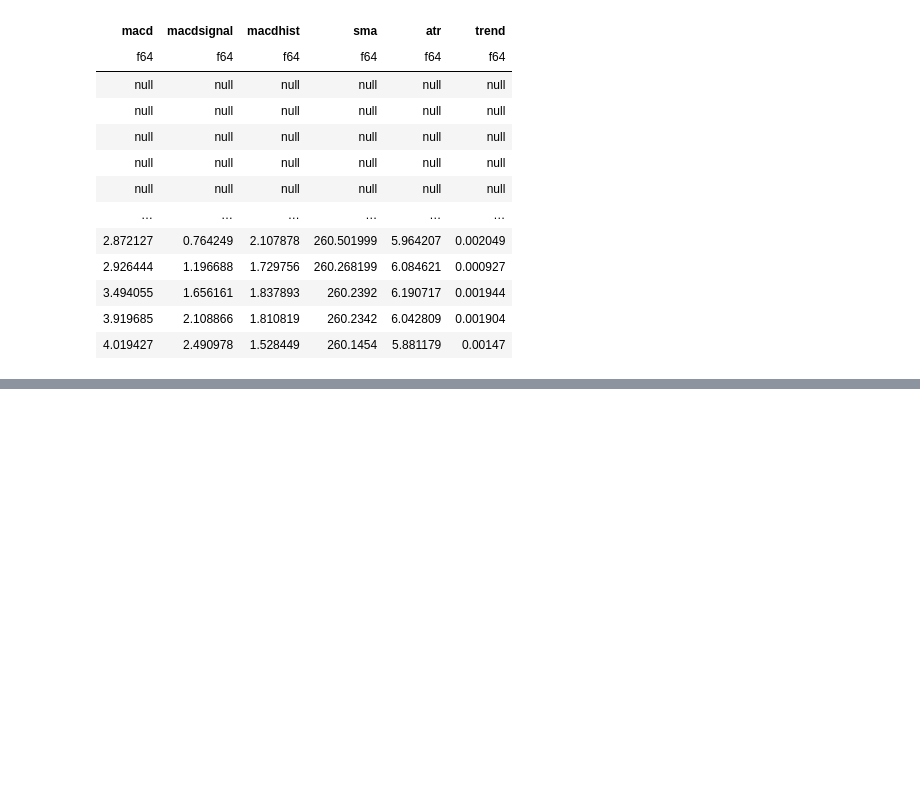
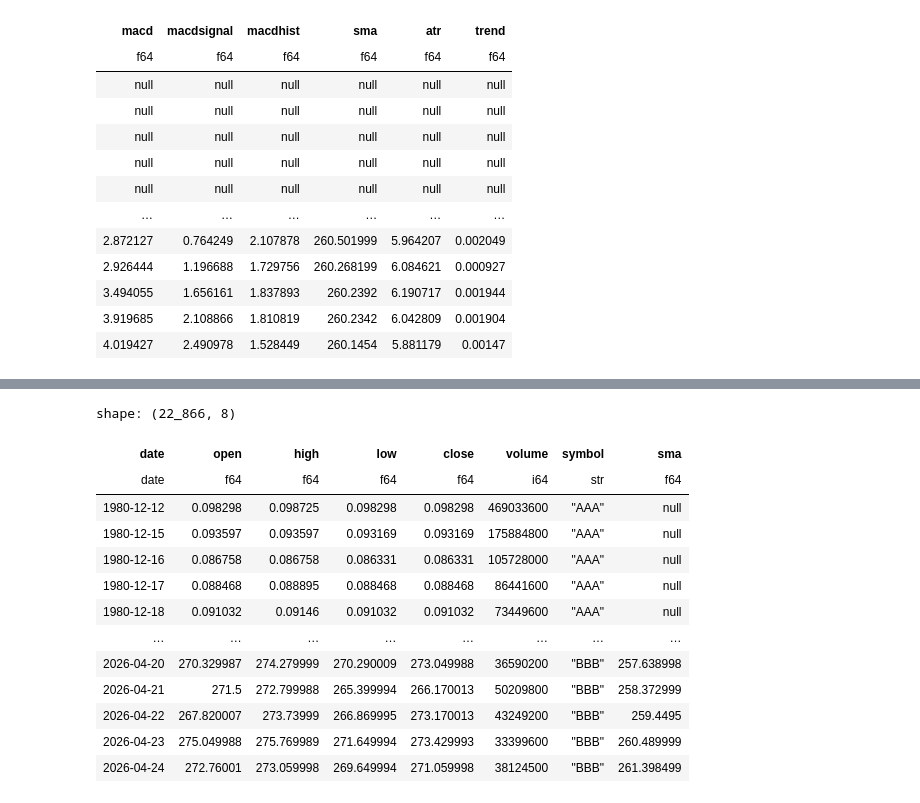
Before and after one commit to furechan/mintalib, a Jupyter notebook: examples/expressions.ipynb, the cells around one changed output, grey strips where cells are left out. Saved outputs shown, nothing was run; the diff lists cells and outputs as text; code cells hidden in the pictures; blank space fills up the shorter version.

```diff
--- a/examples/expressions.ipynb
+++ b/examples/expressions.ipynb
@@ -130,0 +155,22 @@ shape: (11_433, 6)
+# %%
+symbols = pl.concat([
+    prices.with_columns(symbol=pl.lit("AAA")),
+    prices.with_columns(symbol=pl.lit("BBB")),
+])
+
+symbols.lazy().with_columns(sma=SMA(20).over("symbol")).collect()
+# %% [output]
+shape: (22_866, 8)
+| date | open | high | low | close | volume | symbol | sma |
+| date | f64 | f64 | f64 | f64 | i64 | str | f64 |
+| 1980-12-12 | 0.098298 | 0.098725 | 0.098298 | 0.098298 | 469033600 | "AAA" | null |
+| 1980-12-15 | 0.093597 | 0.093597 | 0.093169 | 0.093169 | 175884800 | "AAA" | null |
+| 1980-12-16 | 0.086758 | 0.086758 | 0.086331 | 0.086331 | 105728000 | "AAA" | null |
+| 1980-12-17 | 0.088468 | 0.088895 | 0.088468 | 0.088468 | 86441600 | "AAA" | null |
+| 1980-12-18 | 0.091032 | 0.09146 | 0.091032 | 0.091032 | 73449600 | "AAA" | null |
+| … | … | … | … | … | … | … | … |
+| 2026-04-20 | 270.329987 | 274.279999 | 270.290009 | 273.049988 | 36590200 | "BBB" | 257.638998 |
+| 2026-04-21 | 271.5 | 272.799988 | 265.399994 | 266.170013 | 50209800 | "BBB" | 258.372999 |
+| 2026-04-22 | 267.820007 | 273.73999 | 266.869995 | 273.170013 | 43249200 | "BBB" | 259.4495 |
+| 2026-04-23 | 275.049988 | 275.769989 | 271.649994 | 273.429993 | 33399600 | "BBB" | 260.489999 |
+| 2026-04-24 | 272.76001 | 273.059998 | 269.649994 | 271.059998 | 38124500 | "BBB" | 261.398499 |
```
Also changed, not shown: parts of 10 cells of this notebook, 20 other files.
